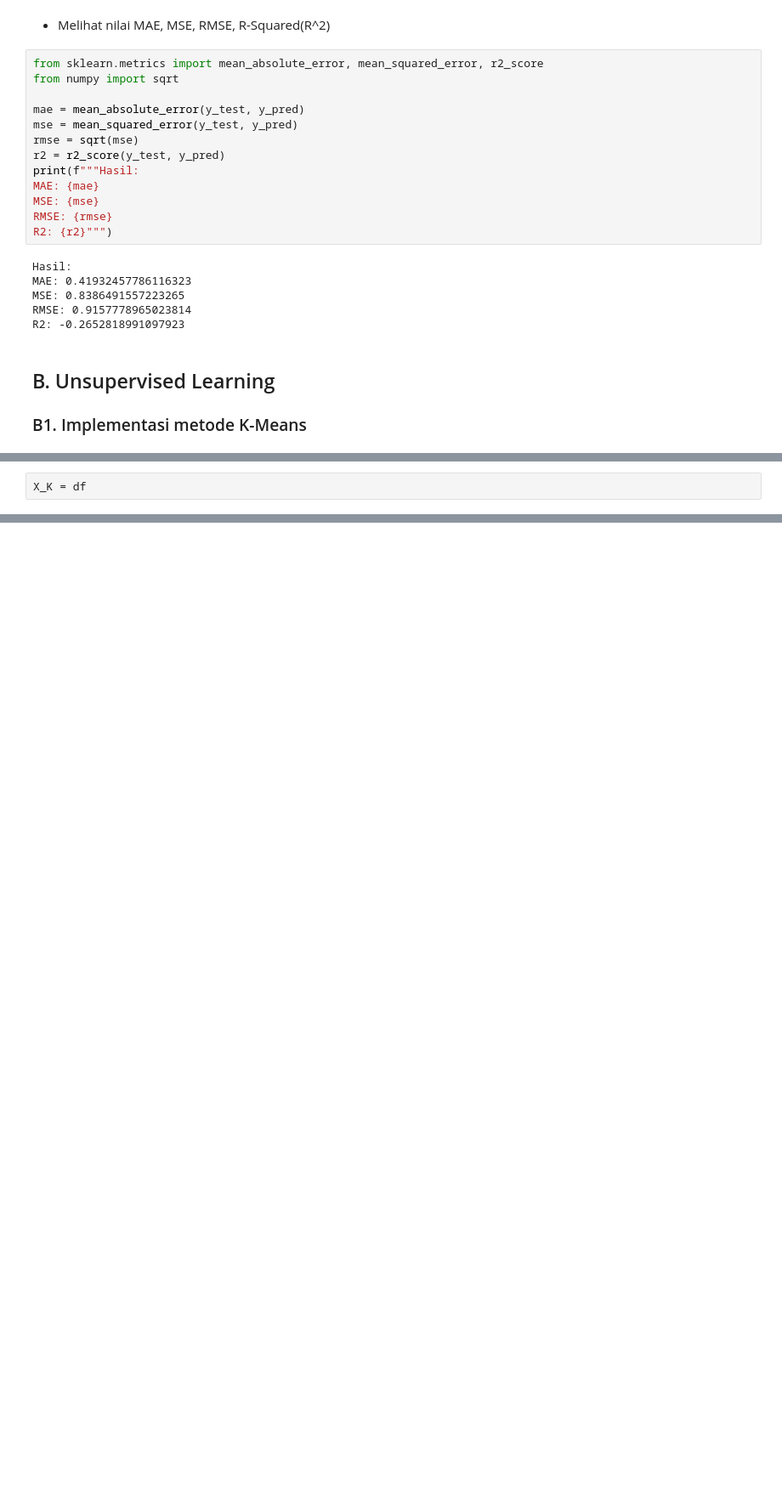
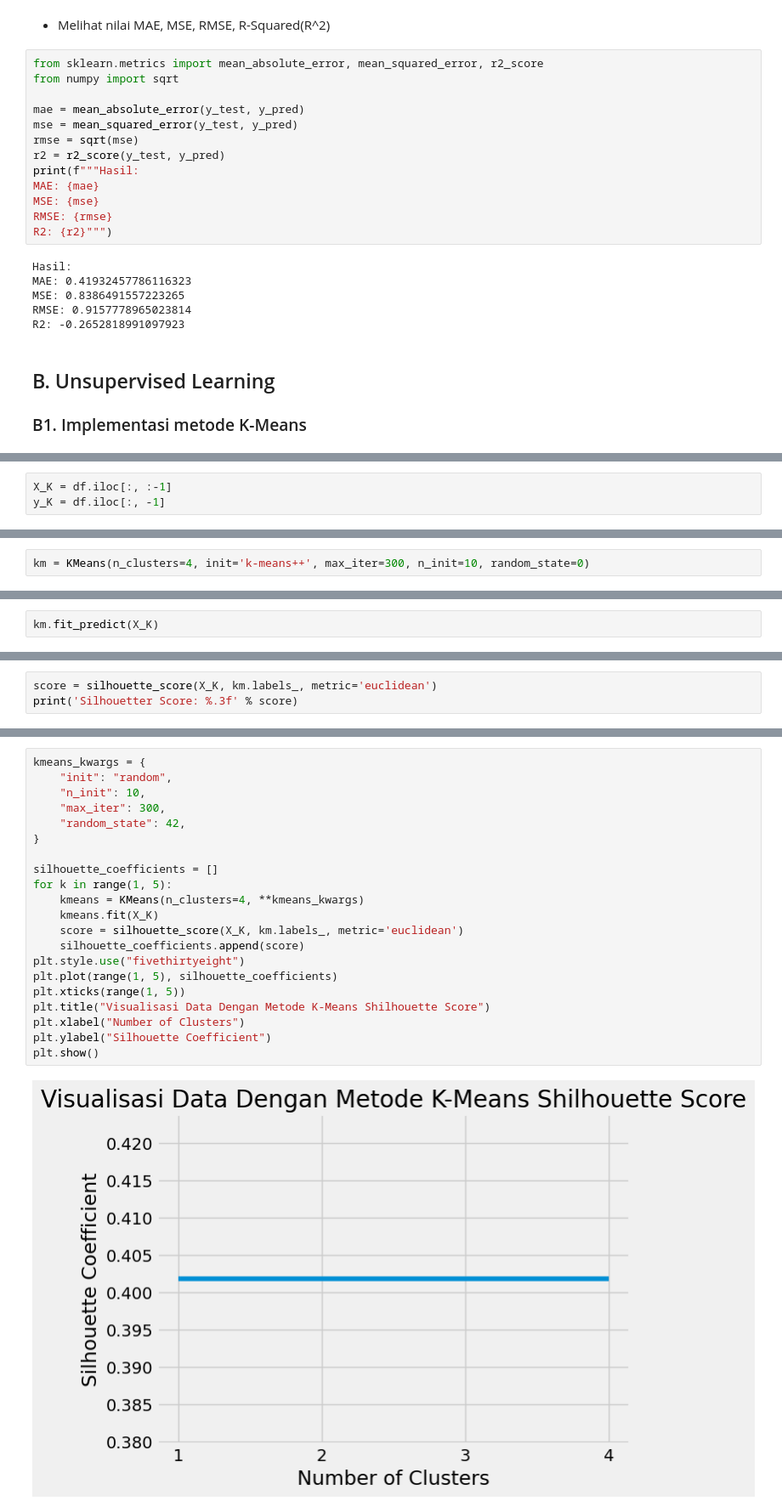
Before and after one commit to zahrasalsabila12/Praktikum_KB, a Jupyter notebook: Posttest_KB_5/2109106063_Zahra Salsabila_POSTTEST5KB.ipynb, the cells around one changed output, grey strips where cells are left out. Shown at 85% size. Drawn from its saved outputs; the diff is of its cells as text; blank space fills up the shorter version.

```diff
--- a/Posttest_KB_5/2109106063_Zahra Salsabila_POSTTEST5KB.ipynb
+++ b/Posttest_KB_5/2109106063_Zahra Salsabila_POSTTEST5KB.ipynb
@@ -214,2 +217,3 @@ from sklearn.cluster import KMeans
 # %%
-X_K = df
+X_K = df.iloc[:, :-1]
+y_K = df.iloc[:, -1]
@@ -215,0 +226,2 @@ X_K = df
+# %%
+km = KMeans(n_clusters=4, init='k-means++', max_iter=300, n_init=10, random_state=0)
@@ -215,0 +230,2 @@ X_K = df
+# %%
+km.fit_predict(X_K)
@@ -215,0 +236,3 @@ X_K = df
+# %%
+score = silhouette_score(X_K, km.labels_, metric='euclidean')
+print('Silhouetter Score: %.3f' % score)
@@ -215,0 +243,23 @@ X_K = df
+# %%
+kmeans_kwargs = {
+    "init": "random",
+    "n_init": 10,
+    "max_iter": 300,
+    "random_state": 42,
+}
+
+silhouette_coefficients = []
+for k in range(1, 5):
+    kmeans = KMeans(n_clusters=4, **kmeans_kwargs)
+    kmeans.fit(X_K)
+    score = silhouette_score(X_K, km.labels_, metric='euclidean')
+    silhouette_coefficients.append(score)
+plt.style.use("fivethirtyeight")
+plt.plot(range(1, 5), silhouette_coefficients)
+plt.xticks(range(1, 5))
+plt.title("Visualisasi Data Dengan Metode K-Means Shilhouette Score")
+plt.xlabel("Number of Clusters")
+plt.ylabel("Silhouette Coefficient")
+plt.show()
+# %% [output]
+[figure, added]
```
Also changed, not shown: parts of 27 cells of this notebook.
